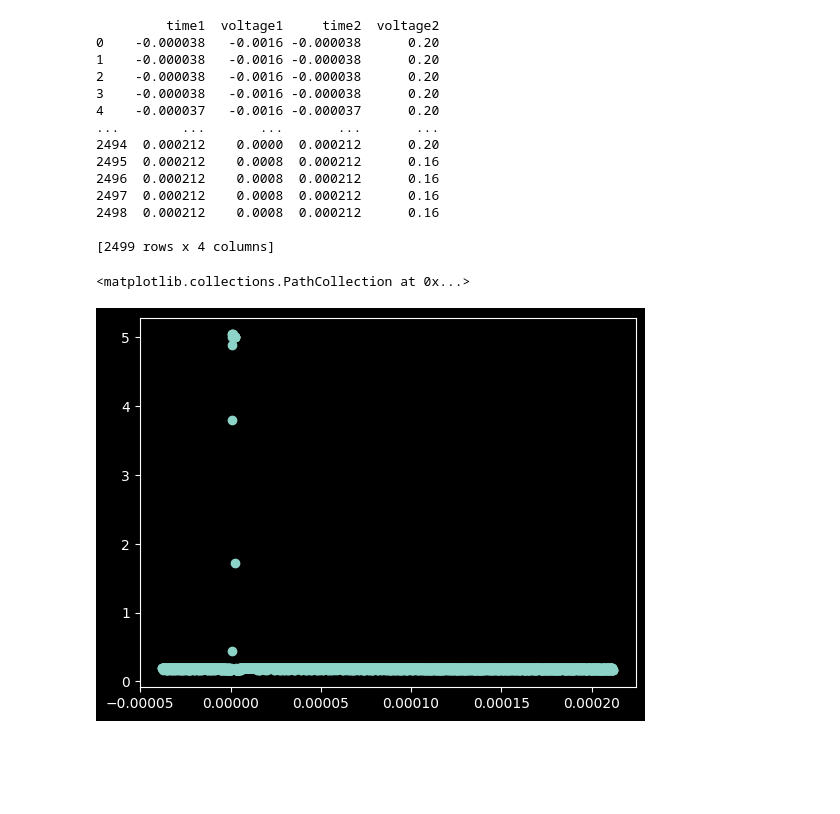
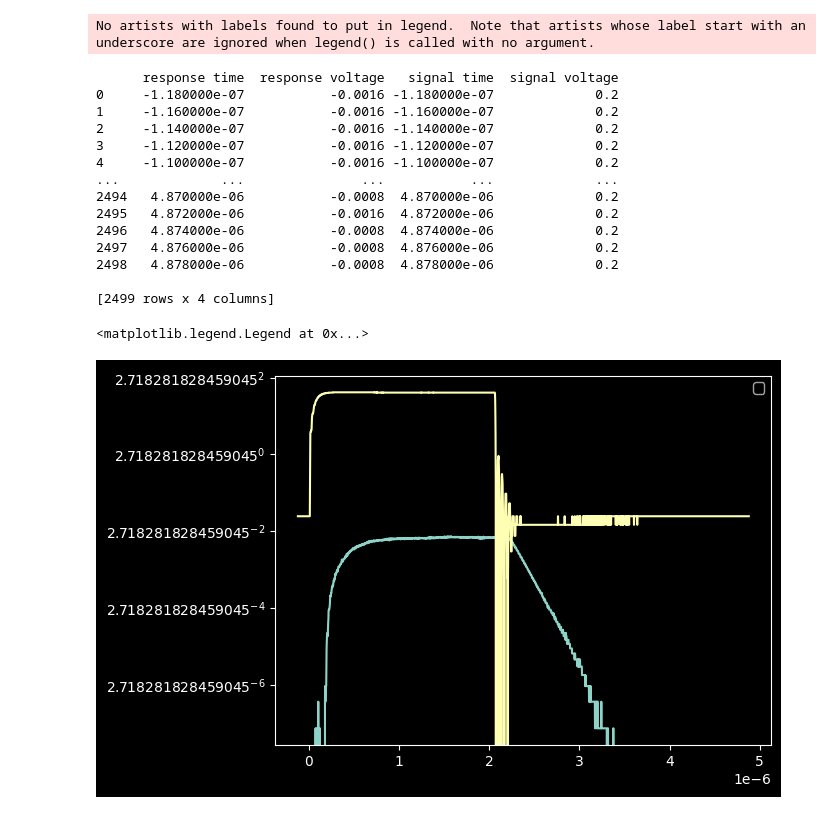
Before and after one commit to headunderheels/PHYS-461, a Jupyter notebook: 2-temperature_flourescence/analysis/Fluorescence_analysis.ipynb, the cells around one changed output. Saved outputs shown, nothing was run; the diff lists cells and outputs as text; code cells hidden in the pictures; blank space fills up the shorter version.

```diff
--- a/2-temperature_flourescence/analysis/Fluorescence_analysis.ipynb
+++ b/2-temperature_flourescence/analysis/Fluorescence_analysis.ipynb
@@ -5,27 +6,33 @@ import matplotlib.pyplot as plt
 # %%
 measuring_temp = {"-10C","0C","10C","20C","30C","40C","50C","60C","70C","80C","90C","100C"}
 
 # for i in range(len(measuring_temp)):
-df = pd.read_csv("/Users/rhillman/school/phys461/2-temperature_flourescence/data/-10C/-10.0C.csv", usecols=['time1', 'voltage1', 'time2', 'voltage2'])
+df = pd.read_csv("/Users/rhillman/school/phys461/2-temperature_flourescence/data/100C/100.3C.csv", usecols=['signal time', 'signal voltage', 'response time', 'response voltage'])
     # test = os.listdir("/run/media/user1/Seagate/PHYS-461/2-temperature_flourescence/data/" + measuring_temp[2])
 print(df)
 # path_to_data = os.chdir()
 
-plt.scatter(data=df, x="time2", y="voltage2")
+# df.filter()
+
+plt.plot(df["response time"], df["response voltage"])
+plt.plot(df["signal time"], df["signal voltage"])
+plt.yscale('log', base=np.e)
+plt.legend()
 # %% [output]
-         time1  voltage1     time2  voltage2
-0    -0.000038   -0.0016 -0.000038      0.20
-1    -0.000038   -0.0016 -0.000038      0.20
-2    -0.000038   -0.0016 -0.000038      0.20
-3    -0.000038   -0.0016 -0.000038      0.20
-4    -0.000037   -0.0016 -0.000037      0.20
-...        ...       ...       ...       ...
-2494  0.000212    0.0000  0.000212      0.20
-2495  0.000212    0.0008  0.000212      0.16
-2496  0.000212    0.0008  0.000212      0.16
-2497  0.000212    0.0008  0.000212      0.16
-2498  0.000212    0.0008  0.000212      0.16
-
-[2499 rows x 4 columns]
+No artists with labels found to put in legend.  Note that artists whose label start with an underscore are ignored when legend() is called with no argument.
-<matplotlib.collections.PathCollection at 0x...>
+      response time  response voltage   signal time  signal voltage
+0     -1.180000e-07           -0.0016 -1.180000e-07             0.2
+1     -1.160000e-07           -0.0016 -1.160000e-07             0.2
+2     -1.140000e-07           -0.0016 -1.140000e-07             0.2
+3     -1.120000e-07           -0.0016 -1.120000e-07             0.2
+4     -1.100000e-07           -0.0016 -1.100000e-07             0.2
+...             ...               ...           ...             ...
+2494   4.870000e-06           -0.0008  4.870000e-06             0.2
+2495   4.872000e-06           -0.0016  4.872000e-06             0.2
+2496   4.874000e-06           -0.0008  4.874000e-06             0.2
+2497   4.876000e-06           -0.0008  4.876000e-06             0.2
+2498   4.878000e-06           -0.0008  4.878000e-06             0.2
+
+[2499 rows x 4 columns]
+<matplotlib.legend.Legend at 0x...>
-[figure, old version]
+[figure, new version]
```
Also changed, not shown: parts of 7 cells of this notebook.
